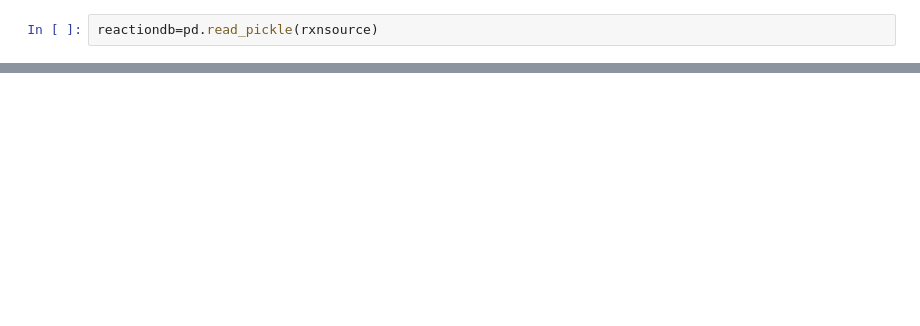
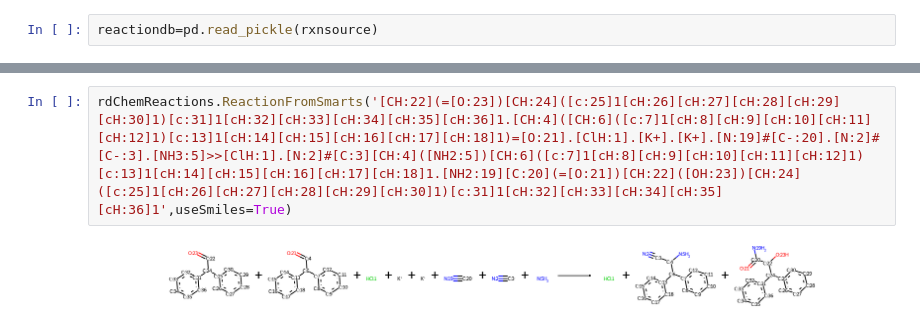
Before and after one commit to sustainable-processes/Impurity-Project, a Jupyter notebook: Predict_Impurities(Codebase).ipynb, the cells around one changed output, grey strips where cells are left out. Cells and saved outputs as stored; diff of their text form; blank space fills up the shorter version.

```diff
--- a/Predict_Impurities(Codebase).ipynb
+++ b/Predict_Impurities(Codebase).ipynb
@@ -4043,0 +5905,4 @@ Keyword arguments {'return_special_tokens_masks': True} not recognized.
+# %%
+rdChemReactions.ReactionFromSmarts('[CH:22](=[O:23])[CH:24]([c:25]1[cH:26][cH:27][cH:28][cH:29][cH:30]1)[c:31]1[cH:32][cH:33][cH:34][cH:35][cH:36]1.[CH:4]([CH:6]([c:7]1[cH:8][cH:9][cH:10][cH:11][cH:12]1)[c:13]1[cH:14][cH:15][cH:16][cH:17][cH:18]1)=[O:21].[ClH:1].[K+].[K+].[N:19]#[C-:20].[N:2]#[C-:3].[NH3:5]>>[ClH:1].[N:2]#[C:3][CH:4]([NH2:5])[CH:6]([c:7]1[cH:8][cH:9][cH:10][cH:11][cH:12]1)[c:13]1[cH:14][cH:15][cH:16][cH:17][cH:18]1.[NH2:19][C:20](=[O:21])[CH:22]([OH:23])[CH:24]([c:25]1[cH:26][cH:27][cH:28][cH:29][cH:30]1)[c:31]1[cH:32][cH:33][cH:34][cH:35][cH:36]1',useSmiles=True)
+# %% [output]
+[figure, added]
```
Also changed, not shown: parts of 242 cells of this notebook, 4 other files.
